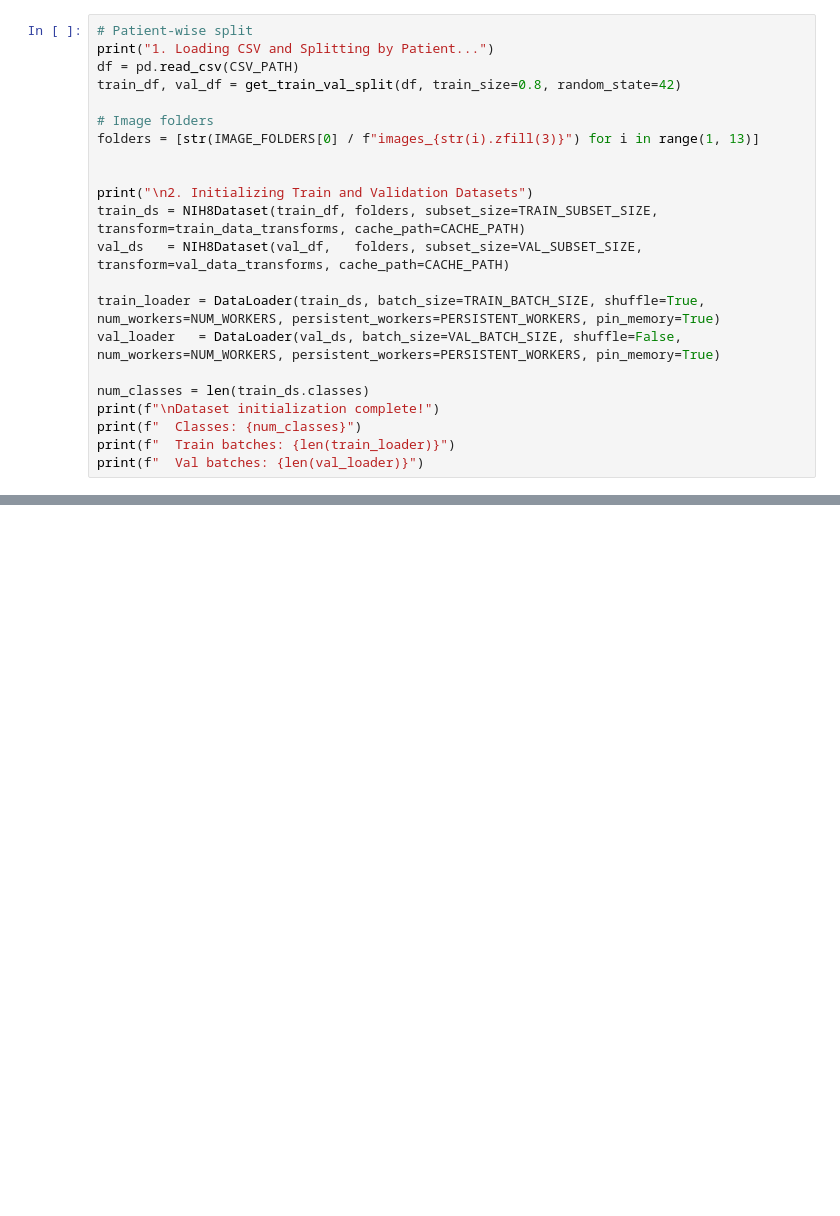
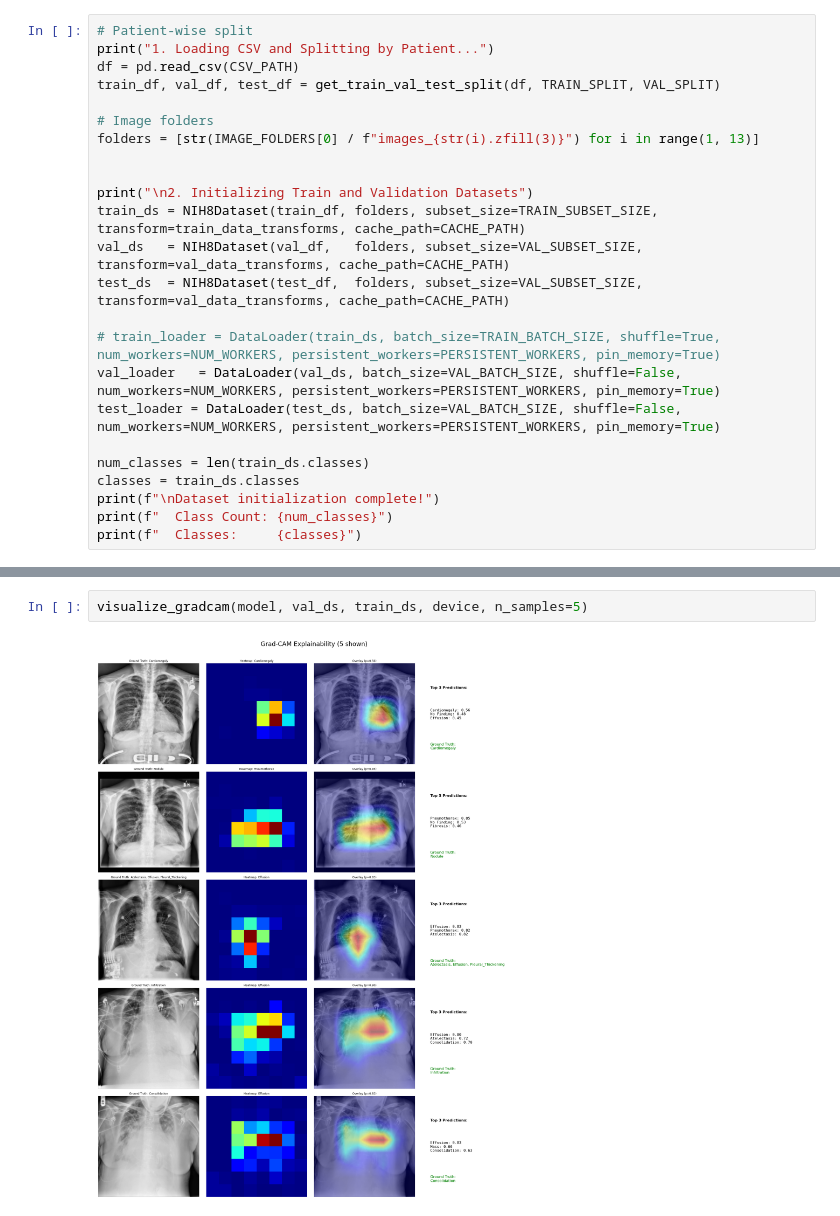
Before and after one commit to k-phantastic/NIH-XRay-Segmentation, a Jupyter notebook: ResNet50/resnet.ipynb, the cells around one changed output, grey strips where cells are left out. Cells and saved outputs as stored; diff of their text form; blank space fills up the shorter version.

```diff
--- a/ResNet50/resnet.ipynb
+++ b/ResNet50/resnet.ipynb
@@ -57,7 +38,7 @@ Using device: cuda
 # Patient-wise split
 print("1. Loading CSV and Splitting by Patient...")
 df = pd.read_csv(CSV_PATH)
-train_df, val_df = get_train_val_split(df, train_size=0.8, random_state=42)
+train_df, val_df, test_df = get_train_val_test_split(df, TRAIN_SPLIT, VAL_SPLIT)
 
 # Image folders
 folders = [str(IMAGE_FOLDERS[0] / f"images_{str(i).zfill(3)}") for i in range(1, 13)]
@@ -66,14 +47,16 @@ folders = [str(IMAGE_FOLDERS[0] / f"images_{str(i).zfill(3)}") for i in range(1,
 print("\n2. Initializing Train and Validation Datasets")
 train_ds = NIH8Dataset(train_df, folders, subset_size=TRAIN_SUBSET_SIZE, transform=train_data_transforms, cache_path=CACHE_PATH)
 val_ds   = NIH8Dataset(val_df,   folders, subset_size=VAL_SUBSET_SIZE, transform=val_data_transforms, cache_path=CACHE_PATH)
+test_ds  = NIH8Dataset(test_df,  folders, subset_size=VAL_SUBSET_SIZE, transform=val_data_transforms, cache_path=CACHE_PATH)
 
-train_loader = DataLoader(train_ds, batch_size=TRAIN_BATCH_SIZE, shuffle=True, num_workers=NUM_WORKERS, persistent_workers=PERSISTENT_WORKERS, pin_memory=True)
+# train_loader = DataLoader(train_ds, batch_size=TRAIN_BATCH_SIZE, shuffle=True, num_workers=NUM_WORKERS, persistent_workers=PERSISTENT_WORKERS, pin_memory=True)
 val_loader   = DataLoader(val_ds, batch_size=VAL_BATCH_SIZE, shuffle=False, num_workers=NUM_WORKERS, persistent_workers=PERSISTENT_WORKERS, pin_memory=True)
+test_loader = DataLoader(test_ds, batch_size=VAL_BATCH_SIZE, shuffle=False, num_workers=NUM_WORKERS, persistent_workers=PERSISTENT_WORKERS, pin_memory=True)
 
 num_classes = len(train_ds.classes)
+classes = train_ds.classes
 print(f"\nDataset initialization complete!")
-print(f"  Classes: {num_classes}")
-print(f"  Train batches: {len(train_loader)}")
-print(f"  Val batches: {len(val_loader)}")
+print(f"  Class Count: {num_classes}")
+print(f"  Classes:     {classes}")
 # %% [output]
 1. Loading CSV and Splitting by Patient...
@@ -631,0 +149,4 @@ plt.show()
+# %%
+visualize_gradcam(model, val_ds, train_ds, device, n_samples=5)
+# %% [output]
+[figure, added]
```
Also changed, not shown: parts of 19 cells of this notebook, 11 other files.
